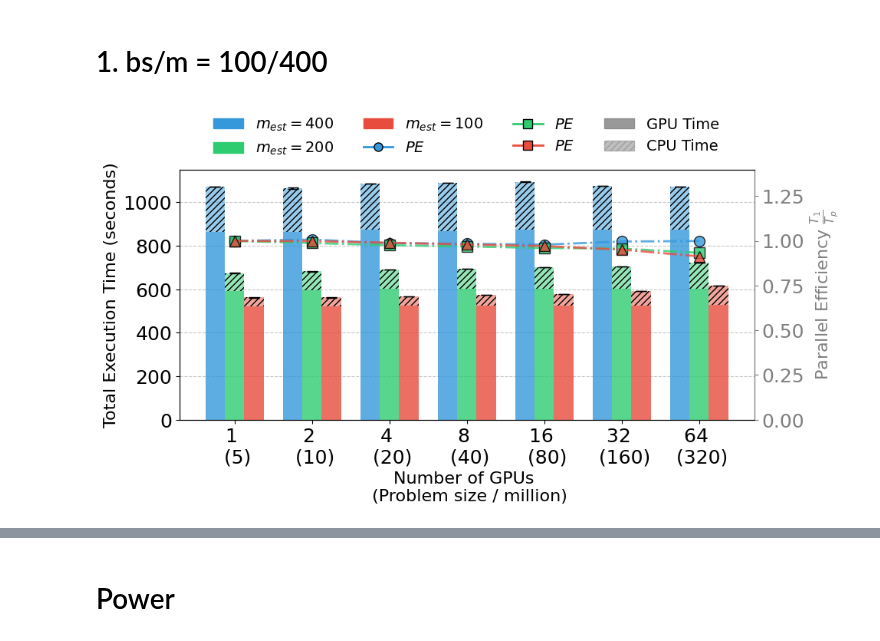
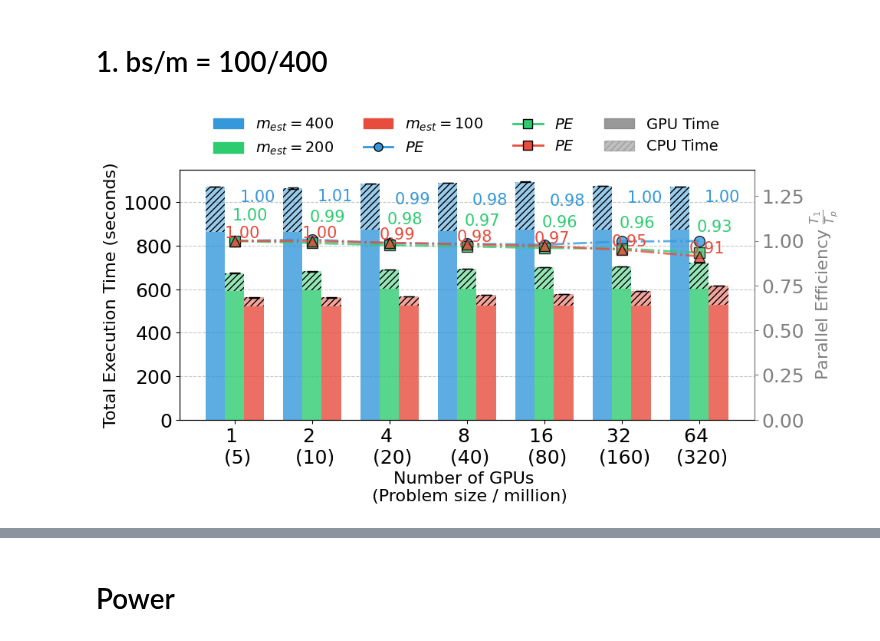
Before and after one commit to paper-code1/VecchiaConditionalExtremes, a Jupyter notebook: experiments/PerformanceVisu_GH200_scaling.ipynb, the cells around one changed output, grey strips where cells are left out. Cells and saved outputs as stored; diff of their text form; code cells hidden in the pictures.

```diff
--- a/experiments/PerformanceVisu_GH200_scaling.ipynb
+++ b/experiments/PerformanceVisu_GH200_scaling.ipynb
@@ -146,20 +146,20 @@ for i, measurement in enumerate(measurements):
              linewidth=2, markersize=10, markeredgecolor='black', linestyle='-.',
              alpha=0.8,
              label=f"{measurement} Speedup")
-# # Add text annotations for each point
-# for i, measurement in enumerate(measurements):
-#     subset = grouped[grouped['measurement'] == measurement]
-#     baseline = subset[subset['n'] == 1]['total_time_mean'].values[0]
-#     means = subset['total_time_mean'].values
-#     speedups = baseline / means
+# Add text annotations for each point
+for i, measurement in enumerate(measurements):
+    subset = grouped[grouped['measurement'] == measurement]
+    baseline = subset[subset['n'] == 1]['total_time_mean'].values[0]
+    means = subset['total_time_mean'].values
+    speedups = baseline / means
 
-#     for j, speedup in enumerate(speedups):
-#         # Position text slightly above the point
-#         ax2.text(index[j] + 0.1, speedup + 0.05, f'{speedup:.2f}',
-#                 horizontalalignment='center',
-#                 verticalalignment='bottom',
-#                 fontsize=15,
-#                 color=colors[i])
+    for j, speedup in enumerate(speedups):
+        # Position text slightly above the point
+        ax2.text(index[j] + 0.3 - 0.1 * i, speedup + 0.2 - 0.1 * i, f'{speedup:.2f}',
+                horizontalalignment='center',
+                verticalalignment='bottom',
+                fontsize=15,
+                color=colors[i])
 
 # Add ideal speedup line (linear scaling)
 # ax2.plot(index, n_values, 'k--', alpha=0.7, linewidth=1.5, label='Ideal Speedup')
@@ -193,34 +193,34 @@ for i, measurement in enumerate(measurements):
 # Add speedup lines to legend
 for i, measurement in enumerate(measurements):
     legend_elements.append(plt.Line2D([0], [0], marker='o' if i==0 else 's',
                           color=colors[i], markersize=8, linewidth=2,markeredgecolor='black',
                           label=rf"$PE$"))
 
 # Add ideal speedup line to legend
 # legend_elements.append(plt.Line2D([0], [0], color='black', linestyle='--',
 #                        linewidth=1.5, label='Ideal Speedup'))
 
 # Add CPU/GPU pattern legend
 gpu_patch = plt.Rectangle((0,0), 1, 1, color='gray', alpha=0.8, label='GPU Time')
 cpu_patch = plt.Rectangle((0,0), 1, 1, color='gray', alpha=0.5, hatch='////', label='CPU Time')
 legend_elements.extend([gpu_patch, cpu_patch])
 
 # Combine legends in a more organized way
 fig.legend(handles=legend_elements,
            loc='upper center',
            bbox_to_anchor=(0.5, 1.10),
            ncol=4,
            framealpha=0.,
            fontsize=14,
            frameon=True)
 
 # Adjust layout to make room for the legend at the top
 # plt.subplots_adjust(top=0.8)
 plt.tight_layout()
 plt.savefig("./fig/GH200_weak_scaling_bs100.pdf", bbox_inches='tight')
 plt.show()
 # %% [output]
-[figure, old version]
+[figure, new version]
 # %%
 import numpy as np
 import matplotlib.pyplot as plt
```
Also changed, not shown: parts of 2 cells of this notebook, 4 other files.
